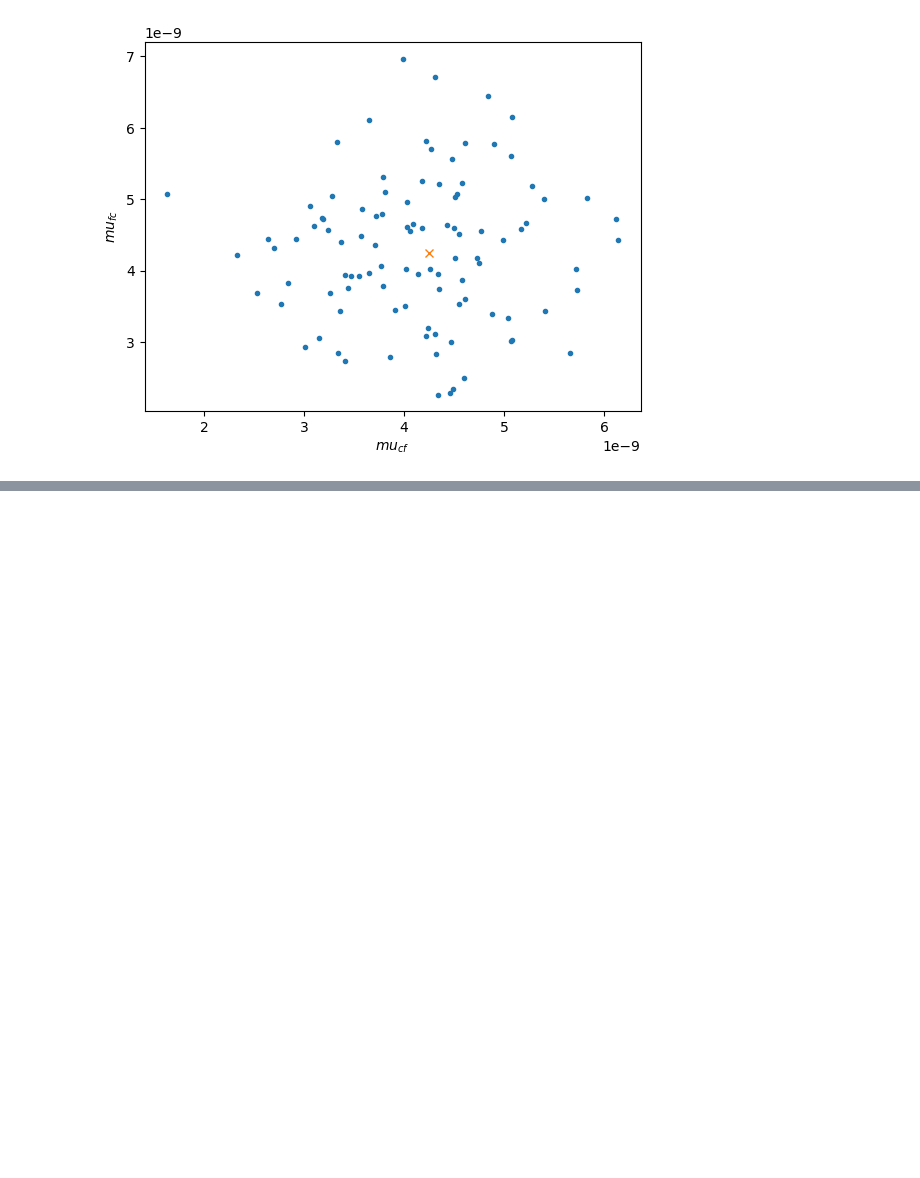
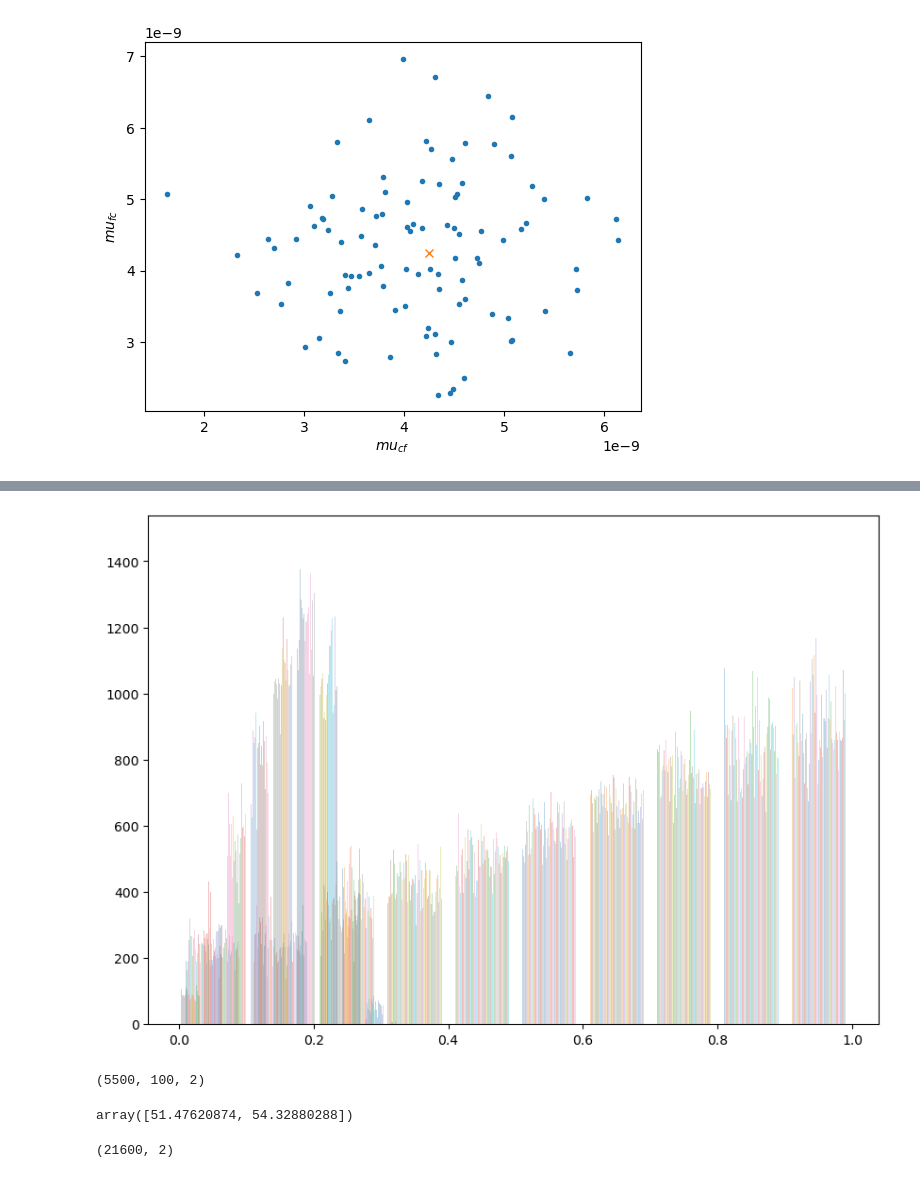
Before and after one commit to mpedraza98/trna, a Jupyter notebook: MCMC_parameters_parallel.ipynb, the cells around one changed output, grey strips where cells are left out. Cells and saved outputs as stored; diff of their text form; code cells hidden in the pictures; blank space fills up the shorter version.

```diff
--- a/MCMC_parameters_parallel.ipynb
+++ b/MCMC_parameters_parallel.ipynb
@@ -280,0 +212,28 @@ ValueError: Probability function returned NaN
+# %%
+fig, ax = plt.subplots(figsize=(10, 7), sharex=True)
+samples = sampler.get_chain()
+labels = [r"$mu_{fc}$", r"$mu_{cf}$"]
+ax.hist(samples[:, :, 0], alpha=0.3);
+ax.hist(samples[:, :, 1], alpha=0.3);
+#ax.set_xlim(0, len(samples))
+#ax.set_ylabel(labels[i])
+#ax.yaxis.set_label_coords(-0.1, 0.5)
+
+#axes[-1].set_xlabel("step number");
+# %% [output]
+[figure, added]
+# %%
+samples.shape
+# %% [output]
+(5500, 100, 2)
+# %%
+sampler.get_autocorr_time()
+# %% [output]
+array([51.47620874, 54.32880288])
+# %%
+tau = sampler.get_autocorr_time()
+thin = int(0.5 * np.min(tau))
+flat_samples = sampler.get_chain(discard = 100, thin = thin, flat = True)
+print(flat_samples.shape)
+# %% [output]
+(21600, 2)
```
Also changed, not shown: parts of 7 cells of this notebook, 8 other files.
